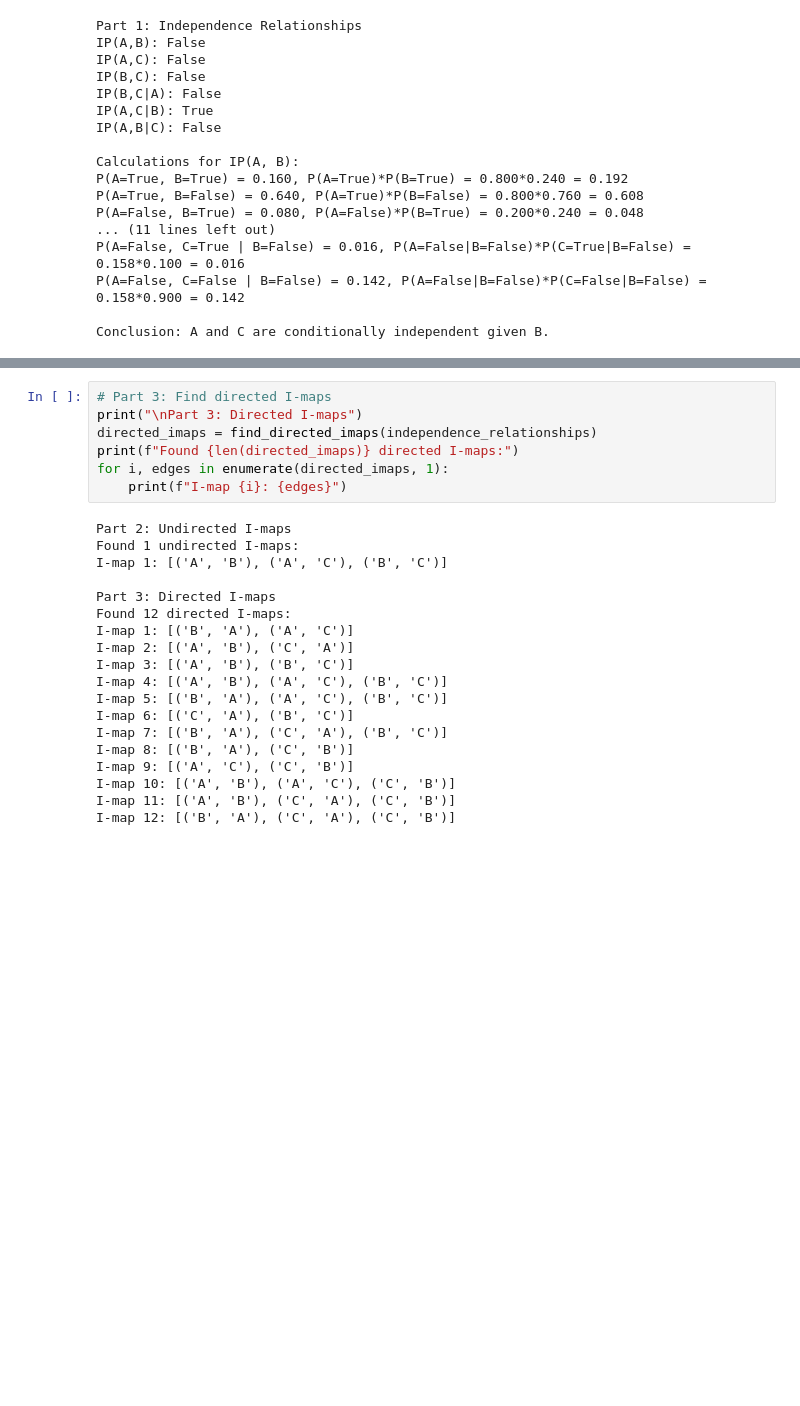
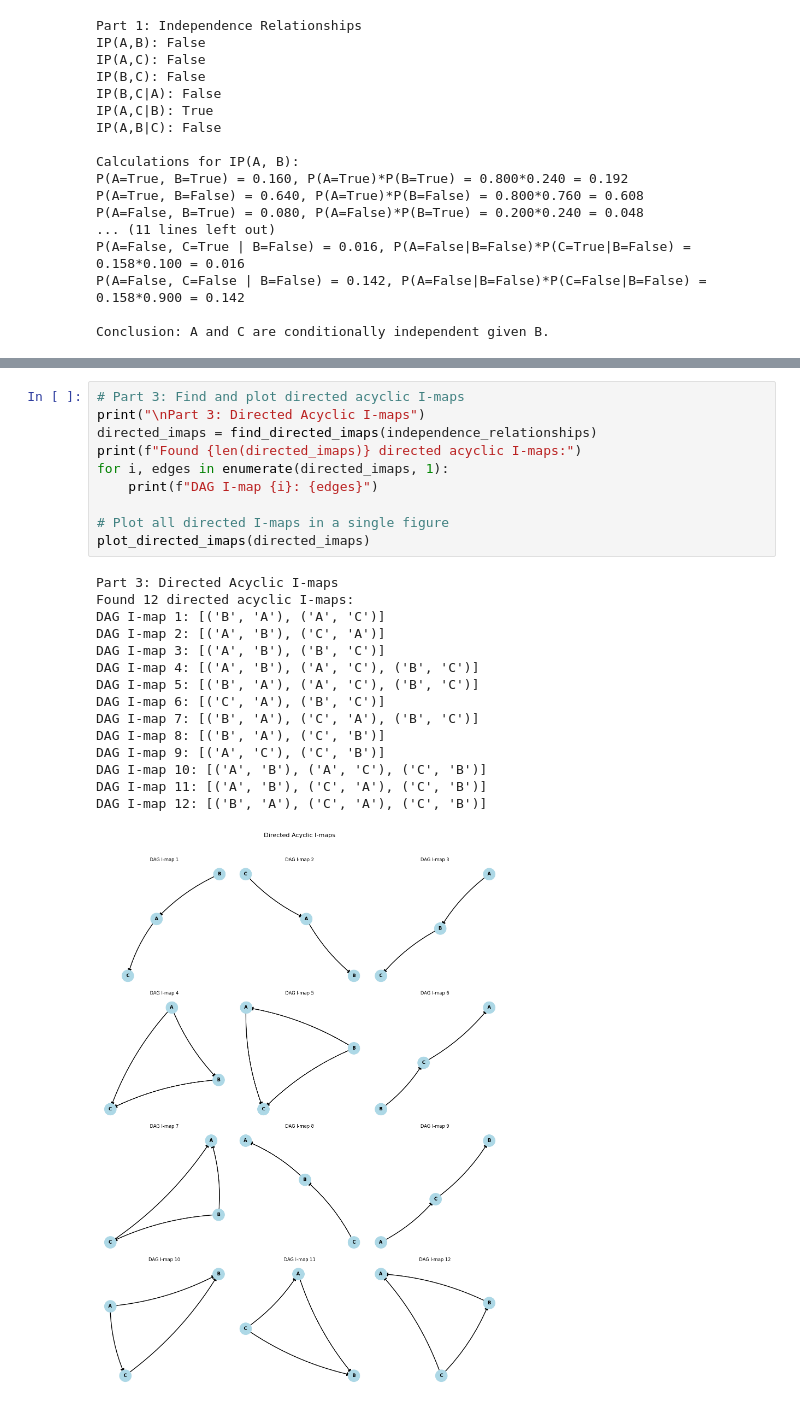
Before and after one commit to alvaro-francisco-gil/probabilistic-methods, a Jupyter notebook: exercises/01_bayesian_nets_fundamentals.ipynb, the cells around one changed output, grey strips where cells are left out. Saved outputs shown, nothing was run; the diff lists cells and outputs as text; blank space fills up the shorter version.

```diff
--- a/exercises/01_bayesian_nets_fundamentals.ipynb
+++ b/exercises/01_bayesian_nets_fundamentals.ipynb
@@ -260,26 +250,26 @@ I-map 12: [('B', 'A'), ('C', 'A'), ('C', 'B')]
 # %%
-# Part 3: Find directed I-maps
-print("\nPart 3: Directed I-maps")
+# Part 3: Find and plot directed acyclic I-maps
+print("\nPart 3: Directed Acyclic I-maps")
 directed_imaps = find_directed_imaps(independence_relationships)
-print(f"Found {len(directed_imaps)} directed I-maps:")
+print(f"Found {len(directed_imaps)} directed acyclic I-maps:")
 for i, edges in enumerate(directed_imaps, 1):
-    print(f"I-map {i}: {edges}")
+    print(f"DAG I-map {i}: {edges}")
+
+# Plot all directed I-maps in a single figure
+plot_directed_imaps(directed_imaps)
 # %% [output]
-Part 2: Undirected I-maps
-Found 1 undirected I-maps:
-I-map 1: [('A', 'B'), ('A', 'C'), ('B', 'C')]
-
-Part 3: Directed I-maps
-Found 12 directed I-maps:
-I-map 1: [('B', 'A'), ('A', 'C')]
-I-map 2: [('A', 'B'), ('C', 'A')]
-I-map 3: [('A', 'B'), ('B', 'C')]
-I-map 4: [('A', 'B'), ('A', 'C'), ('B', 'C')]
-I-map 5: [('B', 'A'), ('A', 'C'), ('B', 'C')]
-I-map 6: [('C', 'A'), ('B', 'C')]
-I-map 7: [('B', 'A'), ('C', 'A'), ('B', 'C')]
-I-map 8: [('B', 'A'), ('C', 'B')]
-I-map 9: [('A', 'C'), ('C', 'B')]
-I-map 10: [('A', 'B'), ('A', 'C'), ('C', 'B')]
-I-map 11: [('A', 'B'), ('C', 'A'), ('C', 'B')]
-I-map 12: [('B', 'A'), ('C', 'A'), ('C', 'B')]
+Part 3: Directed Acyclic I-maps
+Found 12 directed acyclic I-maps:
+DAG I-map 1: [('B', 'A'), ('A', 'C')]
+DAG I-map 2: [('A', 'B'), ('C', 'A')]
+DAG I-map 3: [('A', 'B'), ('B', 'C')]
+DAG I-map 4: [('A', 'B'), ('A', 'C'), ('B', 'C')]
+DAG I-map 5: [('B', 'A'), ('A', 'C'), ('B', 'C')]
+DAG I-map 6: [('C', 'A'), ('B', 'C')]
+DAG I-map 7: [('B', 'A'), ('C', 'A'), ('B', 'C')]
+DAG I-map 8: [('B', 'A'), ('C', 'B')]
+DAG I-map 9: [('A', 'C'), ('C', 'B')]
+DAG I-map 10: [('A', 'B'), ('A', 'C'), ('C', 'B')]
+DAG I-map 11: [('A', 'B'), ('C', 'A'), ('C', 'B')]
+DAG I-map 12: [('B', 'A'), ('C', 'A'), ('C', 'B')]
+[figure, added]
```
Also changed, not shown: parts of 9 cells of this notebook, 4 other files.
